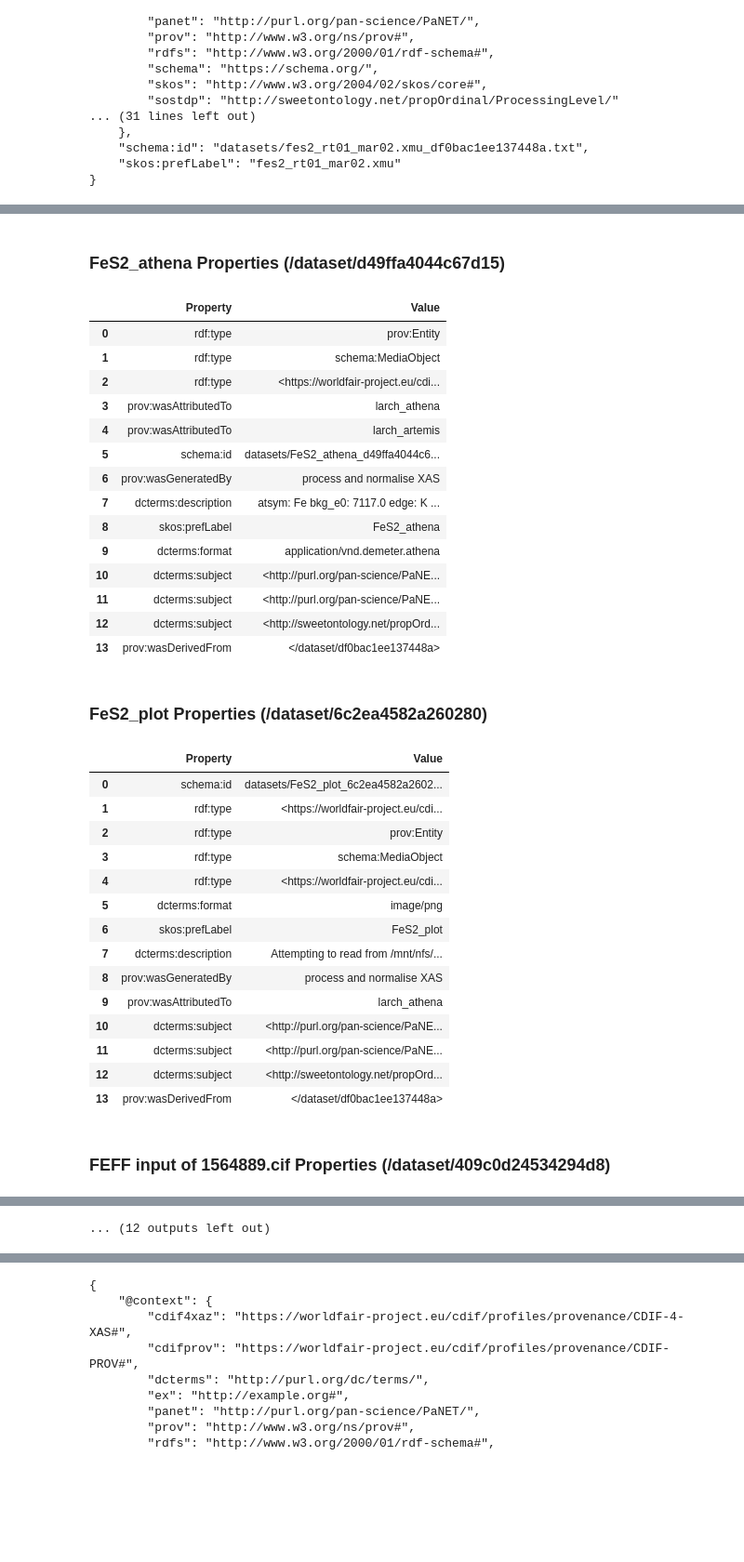
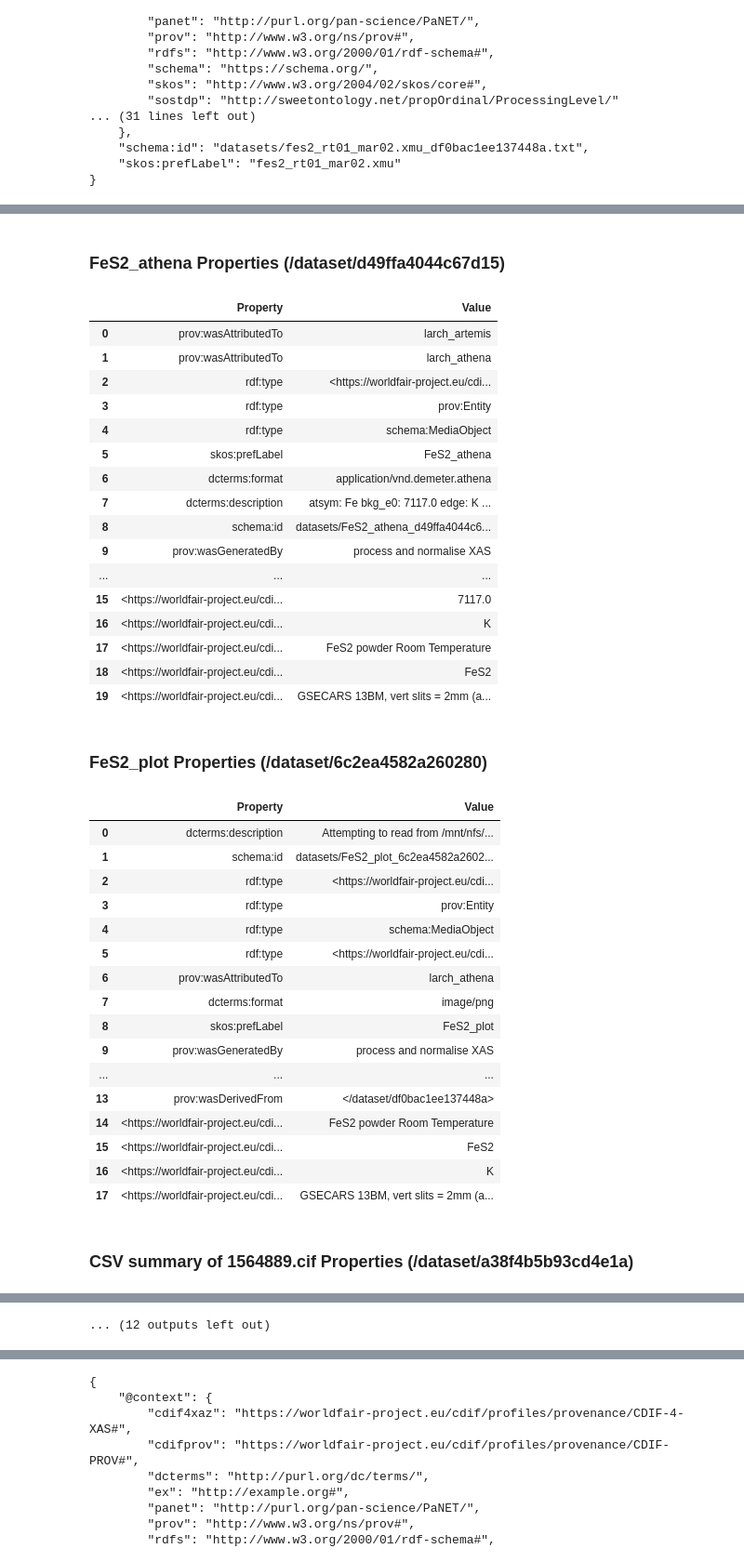
Before and after one commit to scman1/Galaxy-RO-Crate-Parse, a Jupyter notebook: Read Modified RO-Crate.ipynb, the cells around one changed output, grey strips where cells are left out. Shown at 93% size. Cells and saved outputs as stored; diff of their text form; code cells hidden in the pictures; blank space fills up the shorter version.

```diff
--- a/Read Modified RO-Crate.ipynb
+++ b/Read Modified RO-Crate.ipynb
@@ -122,7 +122,7 @@ display(fullprov_dot)
 # %% [output]
 [drawing not drawn]
 # %%
-ds_jsons = show_datasets(an_roc_graph, output_path = "", show_only = True)
+ds_jsons = show_datasets(an_roc_graph, file_path, output_path = "",  show_only = True)
 # %% [output]
 fes2_rt01_mar02.xmu Properties (/dataset/df0bac1ee137448a)
 |  | Property | Value |
@@ -153,36 +157,40 @@ fes2_rt01_mar02.xmu Properties (/dataset/df0bac1ee137448a)
 | 10 | dcterms:subject | <http://purl.org/pan-science/PaNE... |
 | 11 | dcterms:subject | <http://sweetontology.net/propOrd... |
 FeS2_athena Properties (/dataset/d49ffa4044c67d15)
 |  | Property | Value |
-| 0 | rdf:type | prov:Entity |
-| 1 | rdf:type | schema:MediaObject |
+| 0 | prov:wasAttributedTo | larch_artemis |
+| 1 | prov:wasAttributedTo | larch_athena |
 | 2 | rdf:type | <https://worldfair-project.eu/cdi... |
-| 3 | prov:wasAttributedTo | larch_athena |
-| 4 | prov:wasAttributedTo | larch_artemis |
-| 5 | schema:id | datasets/FeS2_athena_d49ffa4044c6... |
-| 6 | prov:wasGeneratedBy | process and normalise XAS |
+| 3 | rdf:type | prov:Entity |
+| 4 | rdf:type | schema:MediaObject |
+| 5 | skos:prefLabel | FeS2_athena |
+| 6 | dcterms:format | application/vnd.demeter.athena |
 | 7 | dcterms:description | atsym: Fe bkg_e0: 7117.0 edge: K ... |
-| 8 | skos:prefLabel | FeS2_athena |
-| 9 | dcterms:format | application/vnd.demeter.athena |
-| 10 | dcterms:subject | <http://purl.org/pan-science/PaNE... |
-| 11 | dcterms:subject | <http://purl.org/pan-science/PaNE... |
-| 12 | dcterms:subject | <http://sweetontology.net/propOrd... |
-| 13 | prov:wasDerivedFrom | </dataset/df0bac1ee137448a> |
+| 8 | schema:id | datasets/FeS2_athena_d49ffa4044c6... |
+| 9 | prov:wasGeneratedBy | process and normalise XAS |
+| ... | ... | ... |
+| 15 | <https://worldfair-project.eu/cdi... | 7117.0 |
+| 16 | <https://worldfair-project.eu/cdi... | K |
+| 17 | <https://worldfair-project.eu/cdi... | FeS2 powder Room Temperature |
+| 18 | <https://worldfair-project.eu/cdi... | FeS2 |
+| 19 | <https://worldfair-project.eu/cdi... | GSECARS 13BM, vert slits = 2mm (a... |
 FeS2_plot Properties (/dataset/6c2ea4582a260280)
 |  | Property | Value |
-| 0 | schema:id | datasets/FeS2_plot_6c2ea4582a2602... |
-| 1 | rdf:type | <https://worldfair-project.eu/cdi... |
-| 2 | rdf:type | prov:Entity |
-| 3 | rdf:type | schema:MediaObject |
-| 4 | rdf:type | <https://worldfair-project.eu/cdi... |
-| 5 | dcterms:format | image/png |
-| 6 | skos:prefLabel | FeS2_plot |
-| 7 | dcterms:description | Attempting to read from /mnt/nfs/... |
-| 8 | prov:wasGeneratedBy | process and normalise XAS |
-| 9 | prov:wasAttributedTo | larch_athena |
-| 10 | dcterms:subject | <http://purl.org/pan-science/PaNE... |
-| 11 | dcterms:subject | <http://purl.org/pan-science/PaNE... |
-| 12 | dcterms:subject | <http://sweetontology.net/propOrd... |
+| 0 | dcterms:description | Attempting to read from /mnt/nfs/... |
+| 1 | schema:id | datasets/FeS2_plot_6c2ea4582a2602... |
+| 2 | rdf:type | <https://worldfair-project.eu/cdi... |
+| 3 | rdf:type | prov:Entity |
+| 4 | rdf:type | schema:MediaObject |
+| 5 | rdf:type | <https://worldfair-project.eu/cdi... |
+| 6 | prov:wasAttributedTo | larch_athena |
+| 7 | dcterms:format | image/png |
+| 8 | skos:prefLabel | FeS2_plot |
+| 9 | prov:wasGeneratedBy | process and normalise XAS |
+| ... | ... | ... |
 | 13 | prov:wasDerivedFrom | </dataset/df0bac1ee137448a> |
+| 14 | <https://worldfair-project.eu/cdi... | FeS2 powder Room Temperature |
+| 15 | <https://worldfair-project.eu/cdi... | FeS2 |
+| 16 | <https://worldfair-project.eu/cdi... | K |
+| 17 | <https://worldfair-project.eu/cdi... | GSECARS 13BM, vert slits = 2mm (a... |
-FEFF input of 1564889.cif Properties (/dataset/409c0d24534294d8)
+CSV summary of 1564889.cif Properties (/dataset/a38f4b5b93cd4e1a)
 |  | Property | Value |
```
Also changed, not shown: parts of 10 cells of this notebook, 2 other files.
